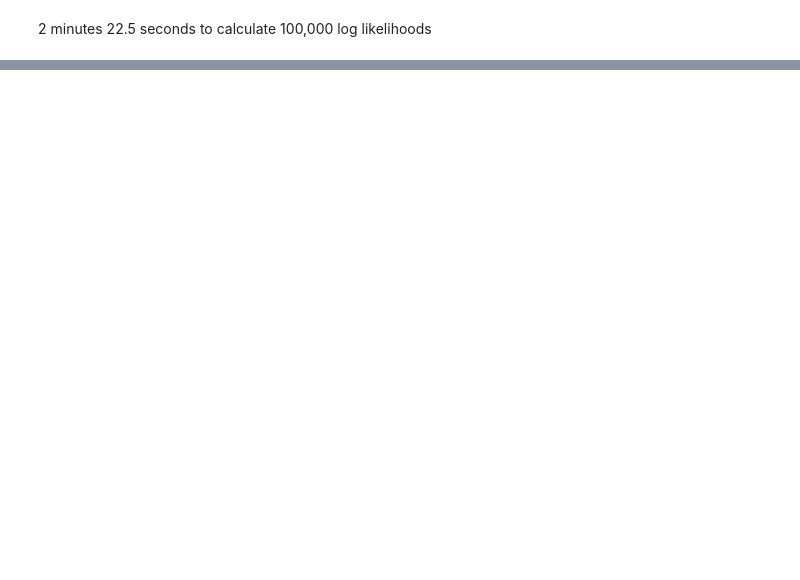
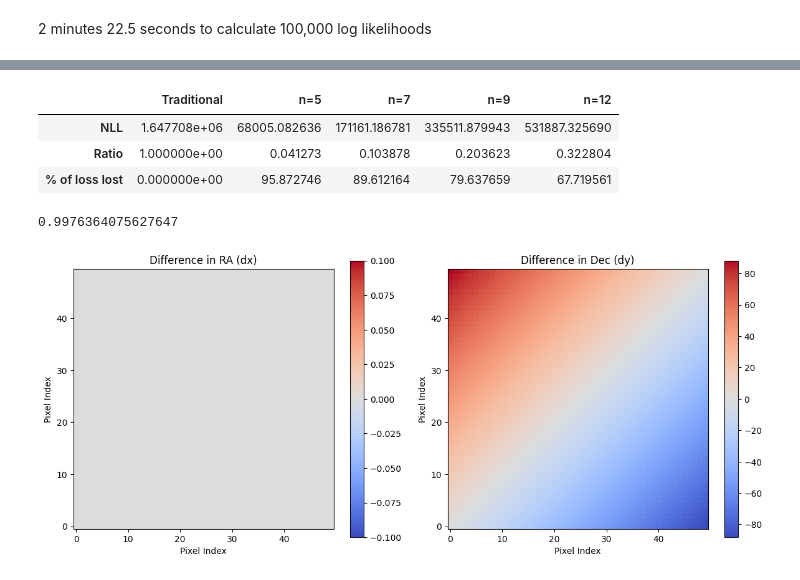
Before and after one commit to AbhishekDey03/mathematical-notebooks, a Jupyter notebook: covariance_matrix_calculations.ipynb, the cells around one changed output, grey strips where cells are left out. Saved outputs shown, nothing was run; the diff lists cells and outputs as text; code cells hidden in the pictures; blank space fills up the shorter version.

```diff
--- a/covariance_matrix_calculations.ipynb
+++ b/covariance_matrix_calculations.ipynb
@@ -307,0 +354,60 @@ plt.show()
+# %%
+table_of_NLL = pd.DataFrame({
+    'Traditional': NLL_tradiational,
+    'n=5': NLL_list[0],
+    'n=7': NLL_list[1],
+    'n=9': NLL_list[2],
+    'n=12': NLL_list[3]
+}, index=['NLL'])
+
+ratio_row = table_of_NLL.loc['NLL'] / table_of_NLL.loc['NLL', 'Traditional']
+loss_row = (1 - table_of_NLL.loc['NLL'] / table_of_NLL.loc['NLL', 'Traditional'])*100
+table_of_NLL.loc['Ratio'] = ratio_row
+table_of_NLL.loc['% of loss lost'] = loss_row
+
+display(table_of_NLL)
+# %% [output]
+|  | Traditional | n=5 | n=7 | n=9 | n=12 |
+| NLL | 1.647708e+06 | 68005.082636 | 171161.186781 | 335511.879943 | 531887.325690 |
+| Ratio | 1.000000e+00 | 0.041273 | 0.103878 | 0.203623 | 0.322804 |
+| % of loss lost | 0.000000e+00 | 95.872746 | 89.612164 | 79.637659 | 67.719561 |
+# %%
+block_diagonal_mvg_NLL(cov,x,mu,90)/table_of_NLL.loc['NLL', 'Traditional']
+# %% [output]
+0.9976364075627647
+# %%
+sigma_x = (5.4 / (2*np.sqrt(2 * np.log(2)))) * u.arcsec
+sigma_y = (6.4 / (2*np.sqrt(2 * np.log(2)))) * u.arcsec
+
+# Create a grid of pixel coordinates
+x, y = np.meshgrid(np.arange(image_size), np.arange(image_size), indexing="ij")
+pixel_coords = np.stack((x.ravel(), y.ravel()), axis=1)
+
+# Convert pixel coordinates to sky coordinates in arcseconds
+ra = pixel_coords[:, 0] * 1.8 * u.arcsec
+dec = pixel_coords[:, 1] * 1.8 * u.arcsec
+
+dx = (ra[:, None] - ra[None, :]).to_value(u.arcsec)  # Difference in RA
+dy = (dec[:, None] - dec[None, :]).to_value(u.arcsec)  # Difference in Dec
+# %%
+# Create a visualization of dx and dy
+fig, ax = plt.subplots(1, 2, figsize=(12, 5))
+
+im1 = ax[0].imshow(dx[:image_size, :image_size], cmap='coolwarm', origin='lower')
+ax[0].set_title("Difference in RA (dx)")
+ax[0].set_xlabel("Pixel Index")
+ax[0].set_ylabel("Pixel Index")
+fig.colorbar(im1, ax=ax[0])
+
+# Plot dy matrix
+im2 = ax[1].imshow(dy[:image_size, :image_size], cmap='coolwarm', origin='lower')
+ax[1].set_title("Difference in Dec (dy)")
+ax[1].set_xlabel("Pixel Index")
+ax[1].set_ylabel("Pixel Index")
+fig.colorbar(im2, ax=ax[1])
+
+
+plt.tight_layout()
+plt.show()
+# %% [output]
+[figure, added]
```
Also changed, not shown: parts of 12 cells of this notebook, 1 other file.
